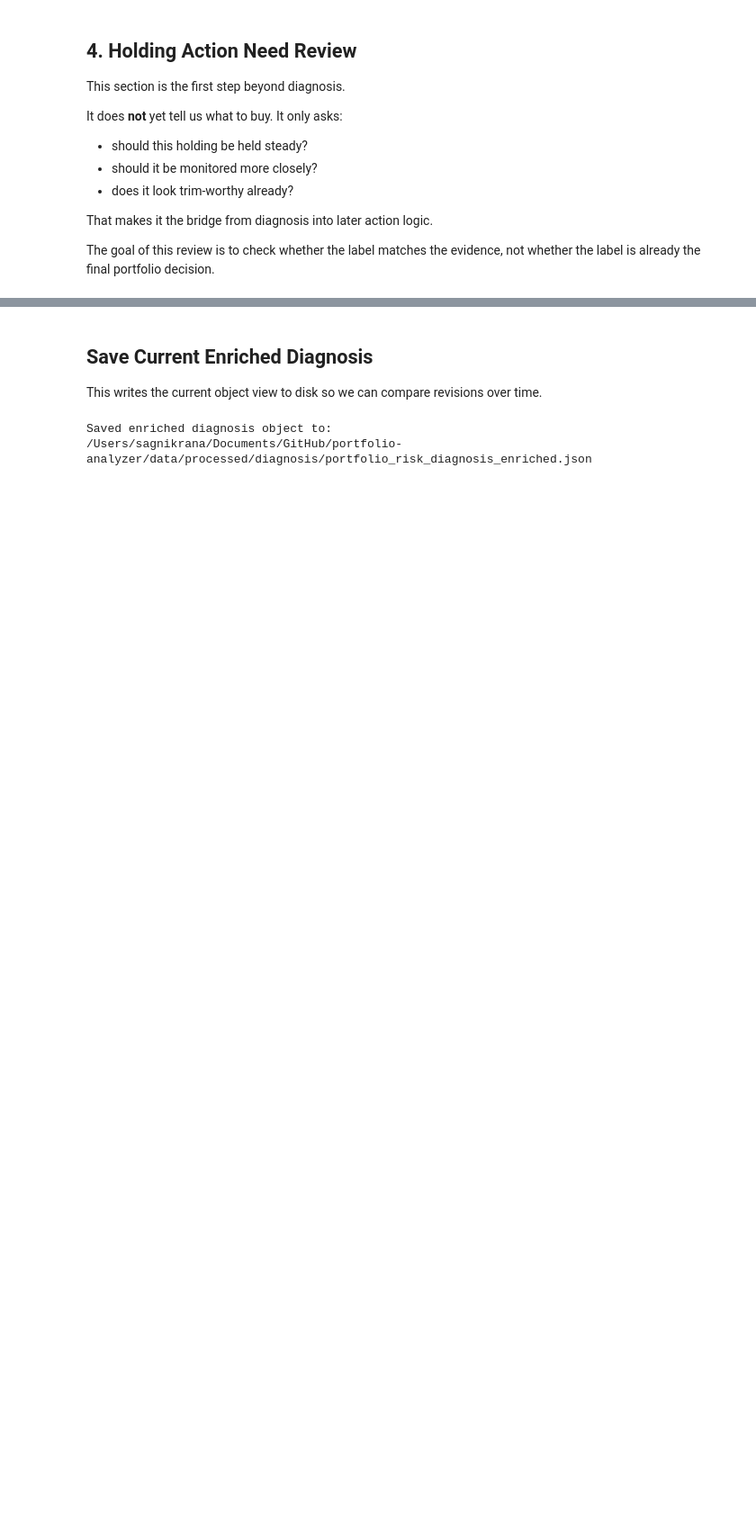
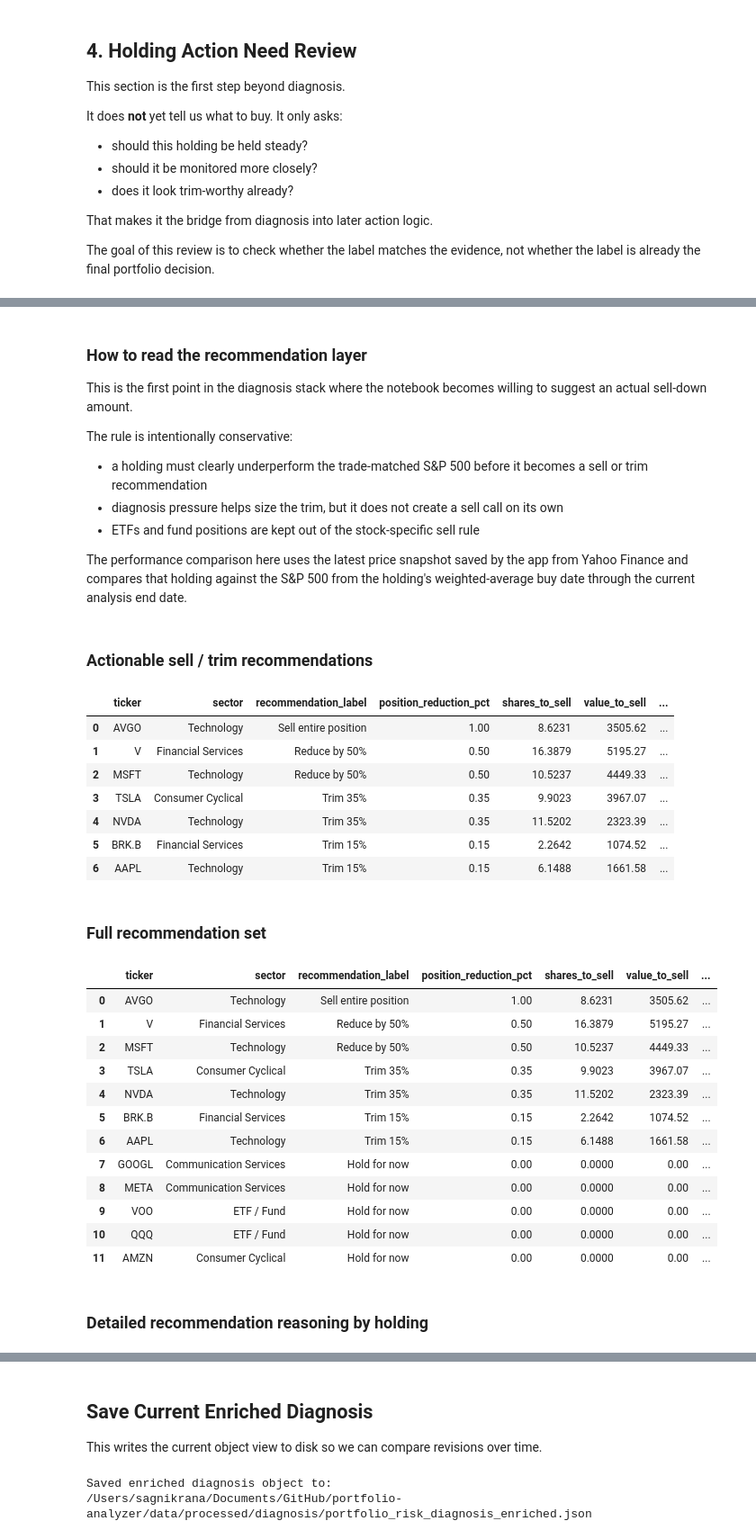
Before and after one commit to sagnikrana/portfolio-analyzer, a Jupyter notebook: data_pipeline/PortfolioRiskDiagnosis.ipynb, the cells around one changed output, grey strips where cells are left out. Shown at 90% size. Saved outputs shown, nothing was run; the diff lists cells and outputs as text; code cells hidden in the pictures; blank space fills up the shorter version.

Commit message:
Add holding action recommendation layer

```diff
--- a/data_pipeline/PortfolioRiskDiagnosis.ipynb
+++ b/data_pipeline/PortfolioRiskDiagnosis.ipynb
@@ -635,0 +745,48 @@ The most important thing to review here is not whether every action feels final,
+# %%
+holding_action_recommendations_df = build_holding_action_recommendations_df(diagnosis)
+actionable_recommendations_df = build_actionable_recommendations_df(diagnosis)
+holding_action_recommendation_detail_df = build_holding_action_recommendation_detail_df(diagnosis)
+
+display(Markdown(build_action_recommendation_review_markdown()))
+display(Markdown("### Actionable sell / trim recommendations"))
+display(actionable_recommendations_df)
+display(Markdown("### Full recommendation set"))
+display(holding_action_recommendations_df)
+display(Markdown("### Detailed recommendation reasoning by holding"))
+display(holding_action_recommendation_detail_df)
+display(Markdown(build_action_recommendation_examples_markdown(diagnosis)))
+# %% [output]
+### How to read the recommendation layer
+
+This is the first point in the diagnosis stack where the notebook becomes willing to suggest an actual sell-down amount.
+
+The rule is intentionally conservative:
+- a holding must clearly underperform the trade-matched S&P 500 before it becomes a sell or trim recommendation
+- diagnosis pressure helps size the trim, but it does not create a sell call on its own
+- ETFs and fund positions are kept out of the stock-specific sell rule
+
+The performance comparison here uses the latest price snapshot saved by the app from Yahoo Finance and compares that holding against the S&P 500 from the holding's weighted-average buy date through the current analysis end date.
+### Actionable sell / trim recommendations
+|  | ticker | sector | recommendation_label | position_reduction_pct | shares_to_sell | value_to_sell | ... |
+| 0 | AVGO | Technology | Sell entire position | 1.00 | 8.6231 | 3505.62 | ... |
+| 1 | V | Financial Services | Reduce by 50% | 0.50 | 16.3879 | 5195.27 | ... |
+| 2 | MSFT | Technology | Reduce by 50% | 0.50 | 10.5237 | 4449.33 | ... |
+| 3 | TSLA | Consumer Cyclical | Trim 35% | 0.35 | 9.9023 | 3967.07 | ... |
+| 4 | NVDA | Technology | Trim 35% | 0.35 | 11.5202 | 2323.39 | ... |
+| 5 | BRK.B | Financial Services | Trim 15% | 0.15 | 2.2642 | 1074.52 | ... |
+| 6 | AAPL | Technology | Trim 15% | 0.15 | 6.1488 | 1661.58 | ... |
+### Full recommendation set
+|  | ticker | sector | recommendation_label | position_reduction_pct | shares_to_sell | value_to_sell | ... |
+| 0 | AVGO | Technology | Sell entire position | 1.00 | 8.6231 | 3505.62 | ... |
+| 1 | V | Financial Services | Reduce by 50% | 0.50 | 16.3879 | 5195.27 | ... |
+| 2 | MSFT | Technology | Reduce by 50% | 0.50 | 10.5237 | 4449.33 | ... |
+| 3 | TSLA | Consumer Cyclical | Trim 35% | 0.35 | 9.9023 | 3967.07 | ... |
+| 4 | NVDA | Technology | Trim 35% | 0.35 | 11.5202 | 2323.39 | ... |
+| 5 | BRK.B | Financial Services | Trim 15% | 0.15 | 2.2642 | 1074.52 | ... |
+| 6 | AAPL | Technology | Trim 15% | 0.15 | 6.1488 | 1661.58 | ... |
+| 7 | GOOGL | Communication Services | Hold for now | 0.00 | 0.0000 | 0.00 | ... |
+| 8 | META | Communication Services | Hold for now | 0.00 | 0.0000 | 0.00 | ... |
+| 9 | VOO | ETF / Fund | Hold for now | 0.00 | 0.0000 | 0.00 | ... |
+| 10 | QQQ | ETF / Fund | Hold for now | 0.00 | 0.0000 | 0.00 | ... |
+| 11 | AMZN | Consumer Cyclical | Hold for now | 0.00 | 0.0000 | 0.00 | ... |
+### Detailed recommendation reasoning by holding
```
Also changed, not shown: parts of 13 cells of this notebook, 1 other file.
